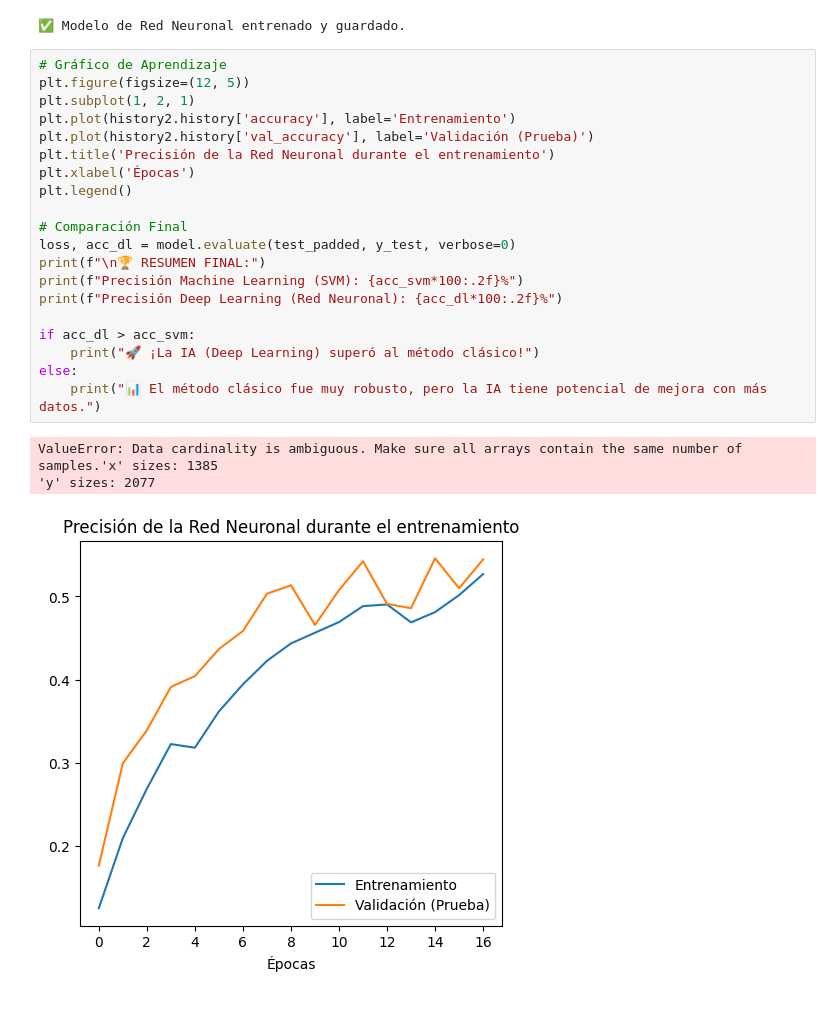
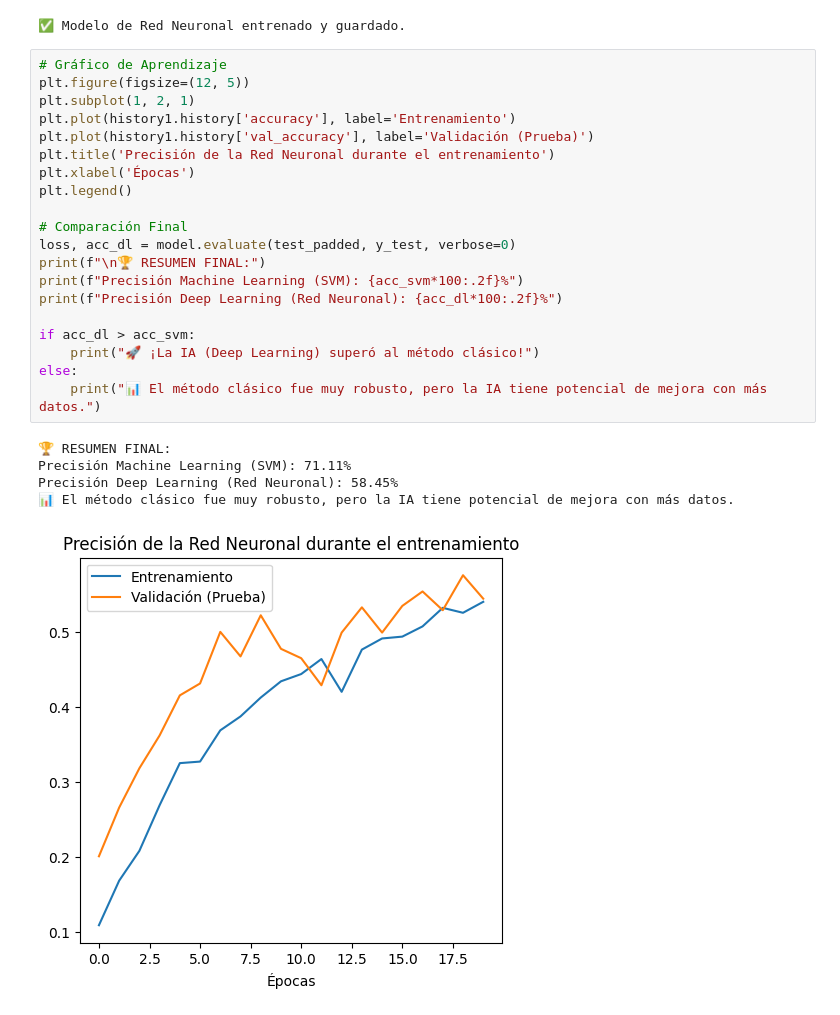
Before and after one commit to fundestpuente/SIC-Clasificador-de-urgencias-medicas-basado-en-la-interpretacion-de-sintomas-mediante-IA, a Jupyter notebook: notebooks/3_entrenamiento_modelos.ipynb, the cells around one changed output. Cells and saved outputs as stored; diff of their text form.

```diff
--- a/notebooks/3_entrenamiento_modelos.ipynb
+++ b/notebooks/3_entrenamiento_modelos.ipynb
@@ -265,27 +294,29 @@ WARNING:absl:You are saving your model as an HDF5 file via `model.save()` or `ke
 # %%
 # Gráfico de Aprendizaje
 plt.figure(figsize=(12, 5))
 plt.subplot(1, 2, 1)
-plt.plot(history2.history['accuracy'], label='Entrenamiento')
-plt.plot(history2.history['val_accuracy'], label='Validación (Prueba)')
+plt.plot(history1.history['accuracy'], label='Entrenamiento')
+plt.plot(history1.history['val_accuracy'], label='Validación (Prueba)')
 plt.title('Precisión de la Red Neuronal durante el entrenamiento')
 plt.xlabel('Épocas')
 plt.legend()
 
 # Comparación Final
 loss, acc_dl = model.evaluate(test_padded, y_test, verbose=0)
 print(f"\n🏆 RESUMEN FINAL:")
 print(f"Precisión Machine Learning (SVM): {acc_svm*100:.2f}%")
 print(f"Precisión Deep Learning (Red Neuronal): {acc_dl*100:.2f}%")
 
 if acc_dl > acc_svm:
     print("🚀 ¡La IA (Deep Learning) superó al método clásico!")
 else:
     print("📊 El método clásico fue muy robusto, pero la IA tiene potencial de mejora con más datos.")
 # %% [output]
-ValueError: Data cardinality is ambiguous. Make sure all arrays contain the same number of samples.'x' sizes: 1385
-'y' sizes: 2077
+🏆 RESUMEN FINAL:
+Precisión Machine Learning (SVM): 71.11%
+Precisión Deep Learning (Red Neuronal): 58.45%
+📊 El método clásico fue muy robusto, pero la IA tiene potencial de mejora con más datos.
-[figure, old version]
+[figure, new version]
 # %%
 print("🔍 Ejecutando Aprendizaje No Supervisado (K-Means)...")
 
```
Also changed, not shown: parts of 6 cells of this notebook, 7 other files.
